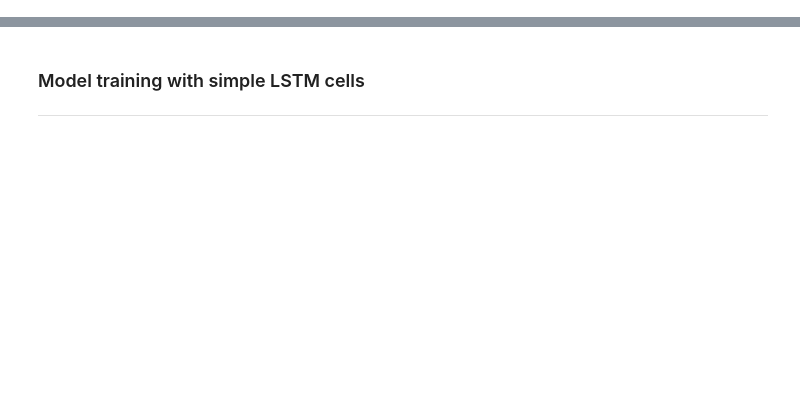
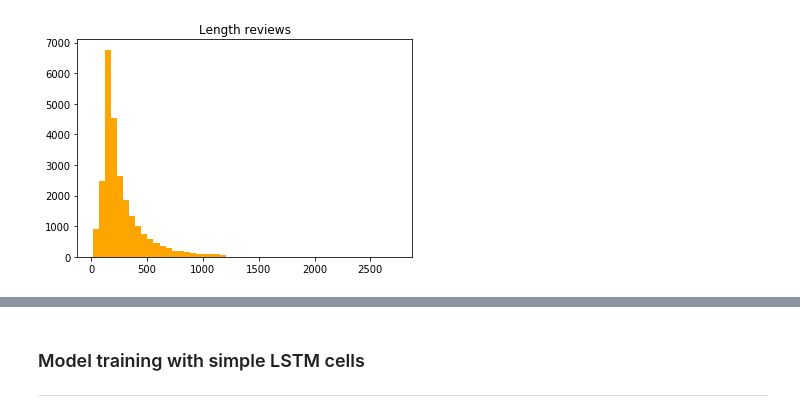
Before and after one commit to madalinabuzau/tensorflow-eager-tutorials, a Jupyter notebook: 04_recurrent_neural_networks_for_sequence_classification.ipynb, the cells around one changed output, grey strips where cells are left out. Drawn from its saved outputs; the diff is of its cells as text; code cells hidden in the pictures; blank space fills up the shorter version.

```diff
--- a/04_recurrent_neural_networks_for_sequence_classification.ipynb
+++ b/04_recurrent_neural_networks_for_sequence_classification.ipynb
@@ -40,0 +69,6 @@ tfe.enable_eager_execution(device_policy=tfe.DEVICE_PLACEMENT_SILENT)
+# %%
+length_reviews = pickle.load(open('datasets/aclImdb/length_reviews.pkl', 'rb'))
+pd.DataFrame(length_reviews, columns=['Length reviews']).hist(bins=50, color='orange');
+plt.grid(False);
+# %% [output]
+[figure, added]
```
Also changed, not shown: parts of 56 cells of this notebook, 9 other files.
